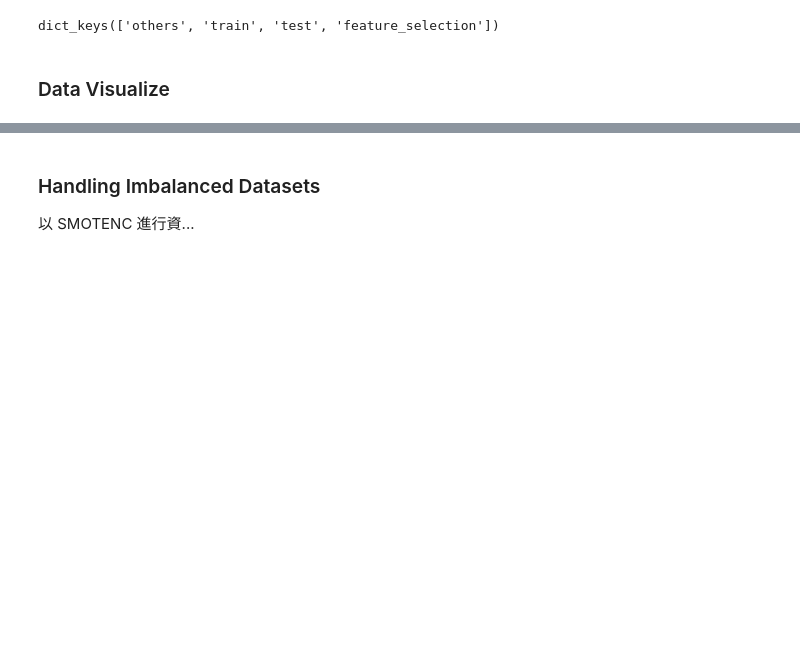
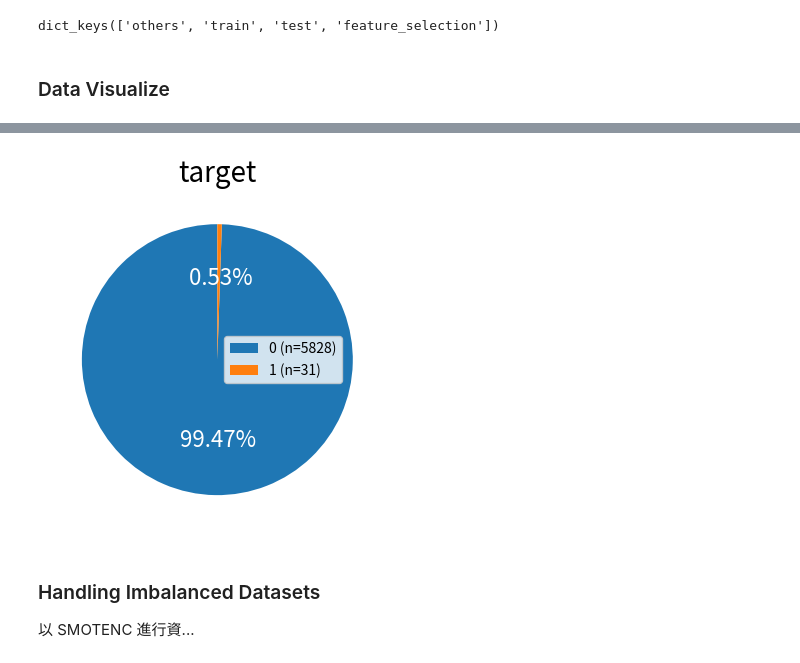
Before and after one commit to godgodgod11101/ML_ExpFood, a Jupyter notebook: ExpFood_Restaurant/ipynb/HandlingImbData.ipynb, the cells around one changed output, grey strips where cells are left out. Saved outputs shown, nothing was run; the diff lists cells and outputs as text; code cells hidden in the pictures; blank space fills up the shorter version.

Commit message:
250513
modify pie chart

```diff
--- a/ExpFood_Restaurant/ipynb/HandlingImbData.ipynb
+++ b/ExpFood_Restaurant/ipynb/HandlingImbData.ipynb
@@ -68,3 +26,42 @@ plt.show()
+# %%
+# 以 pie chart 呈現目標變數占比
+def plot_pie(ser_cat):
+    # Step 1. prepare data
+    df_count = ser_cat.value_counts()
+    labels = df_count.index.astype('str').tolist()
+    sizes = df_count.values
+    total = sizes.sum()
+
+    # Step 2. plot pie chart
+    fig, ax = plt.subplots(figsize=(4, 4))
+    wedges, texts, autotexts = ax.pie(
+        x=sizes,
+        autopct=lambda pct: f'{pct: .2f}%',
+        textprops=dict(color='w', size=16),
+        startangle=90
+    )
+
+    # Step 3. add legend
+    # legend_labels = [
+    #     f'{l}: {t.get_text()}({s}/{total})'
+    #     for l, s, t in zip(labels, sizes, autotexts)
+    # ]
+    legend_labels = [f'{l} (n={s})' for l, s in zip(labels, sizes)]
+    ax.legend(
+        handles=wedges, labels=legend_labels,
+        bbox_to_anchor=(0.5, 0.5),
+        loc='center left'
+    )
+
+    # Step 4. layout
+    ax.set_title(df_count.index.name, fontsize=20)
+    fig.tight_layout()
+    return fig, ax
+
+plot_pie(y_train)
+plt.show()
+# %% [output]
+[figure, added]
 # %% [markdown]
 ### Handling Imbalanced Datasets
 以 SMOTENC 進行資...
```
Also changed, not shown: parts of 1 cell of this notebook.
